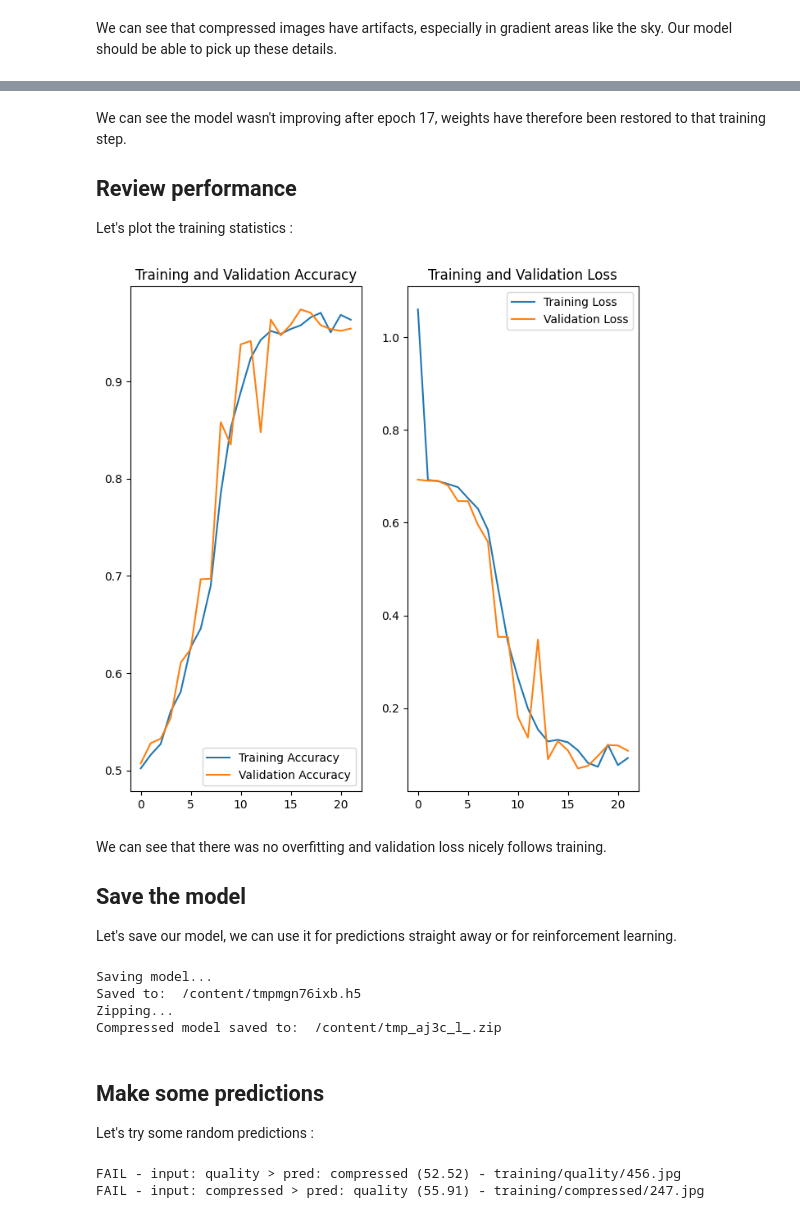
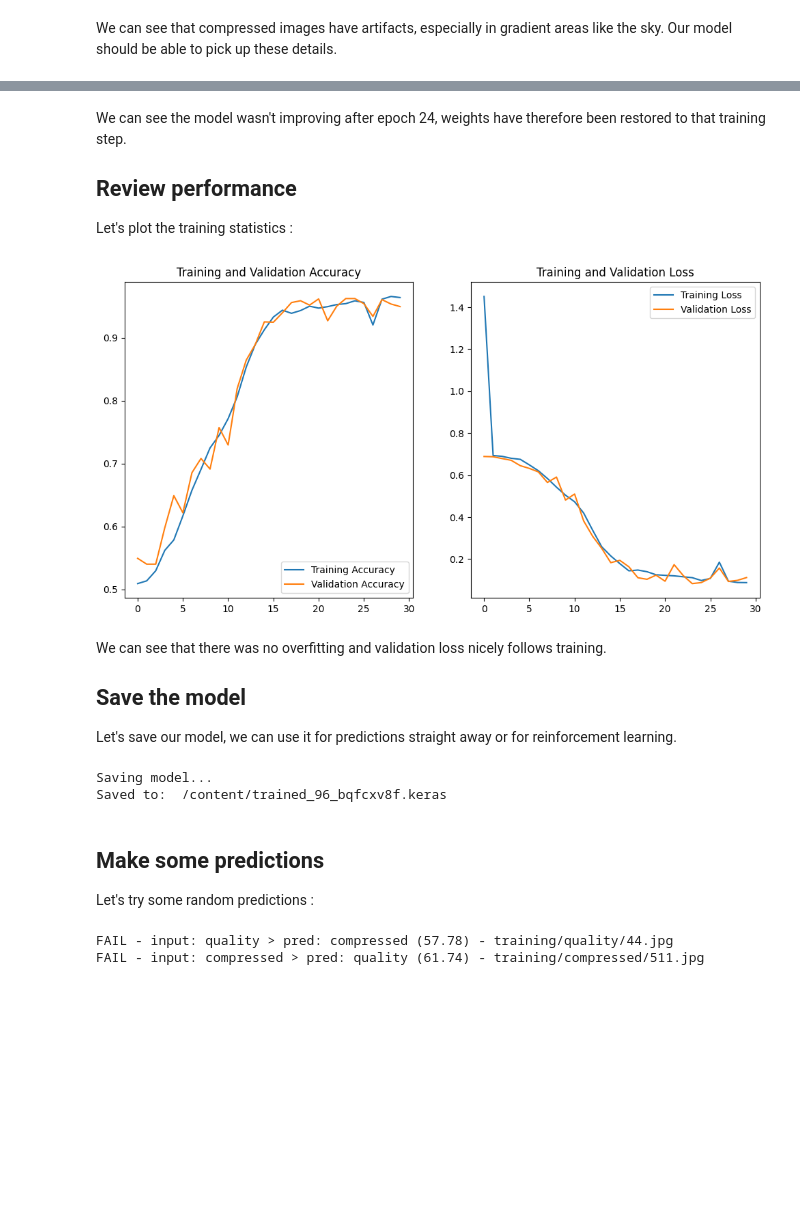
Before and after one commit to codeSamuraii/ml-experiments, a Jupyter notebook: CompressionDetection.ipynb, the cells around one changed output, grey strips where cells are left out. Drawn from its saved outputs; the diff is of its cells as text; code cells hidden in the pictures; blank space fills up the shorter version.

Commit message:
Second part - transfer learning started

```diff
--- a/CompressionDetection.ipynb
+++ b/CompressionDetection.ipynb
@@ -145,6 +148,7 @@ We also put in place checkpoint and early stopping callbacks that will stop the
 
 > For a *binary* classification, we simply need to change the output layer's dimension to `1` and use a *binary crossentropy* loss function.
 # %%
+import tempfile
 from tensorflow import keras
 from tensorflow.keras import layers
 from tensorflow.keras.models import Sequential
@@ -154,7 +158,7 @@ preprocess = keras.Sequential([
     # Augmentation
     layers.RandomFlip(input_shape=(img_height, img_width, 3)),
     layers.RandomZoom((0.0, 0.2)),
-
+    layers.RandomRotation(0.1, fill_mode='constant'),
     # Rescaling
     layers.Rescaling(1./255, input_shape=(img_height, img_width, 3)),
 ])
@@ -176,18 +180,18 @@ model = Sequential([
 
   layers.Flatten(),
   layers.Dense(128, activation='relu'),
-  layers.Dense(num_classes, activation='softmax')
-  # layers.Dense(1, activation='sigmoid')
+  layers.Dense(num_classes, activation='softmax')  # layers.Dense(1, activation='sigmoid')
 ])
 
 
 model.compile(optimizer='Adamax',
-              loss='sparse_categorical_crossentropy',
-              # loss='binary_crossentropy',
+              loss='sparse_categorical_crossentropy',  # loss='binary_crossentropy',
               metrics=['accuracy'])
 
-checkpoint = tf.keras.callbacks.ModelCheckpoint('jpeg_detect_q10.h5', save_best_only=True)
-early_stop = tf.keras.callbacks.EarlyStopping(start_from_epoch=5, patience=5, restore_best_weights=True)
+
+_, checkpoint_file = tempfile.mkstemp(prefix='checkpoint_', suffix='.keras', dir='/tmp')
+checkpoint = tf.keras.callbacks.ModelCheckpoint(checkpoint_file, save_best_only=True)
+early_stop = tf.keras.callbacks.EarlyStopping(start_from_epoch=10, patience=6, restore_best_weights=True)
 
 history = model.fit(train_dataset, epochs=30, validation_data=validation_dataset, callbacks=[checkpoint, early_stop])
 
@@ -215,5 +220,5 @@ Accuracy:  0.9739432334899902
 # %% [markdown]
-We can see the model wasn't improving after epoch 17, weights have therefore been restored to that training step.
+We can see the model wasn't improving after epoch 24, weights have therefore been restored to that training step.
 
 ## Review performance
 
@@ -221,51 +226,41 @@ Let's plot the training statistics :
 # %%
 acc = history.history['accuracy']
 val_acc = history.history['val_accuracy']
-
 loss = history.history['loss']
 val_loss = history.history['val_loss']
+
 nb_epochs = len(history.history['val_loss'])
 epochs_range = range(nb_epochs)
 
-plt.figure(figsize=(8, 8))
+plt.figure(figsize=(12, 6))
 plt.subplot(1, 2, 1)
 plt.plot(epochs_range, acc, label='Training Accuracy')
 plt.plot(epochs_range, val_acc, label='Validation Accuracy')
 plt.legend(loc='lower right')
 plt.title('Training and Validation Accuracy')
 
 plt.subplot(1, 2, 2)
 plt.plot(epochs_range, loss, label='Training Loss')
 plt.plot(epochs_range, val_loss, label='Validation Loss')
 plt.legend(loc='upper right')
 plt.title('Training and Validation Loss')
 plt.show()
 # %% [output]
-[figure, old version]
+[figure, new version]
 # %% [markdown]
 We can see that there was no overfitting and validation loss nicely follows training.
 
 ## Save the model
 Let's save our model, we can use it for predictions straight away or for reinforcement learning.
-# %%
-import tempfile
-import zipfile
-
-print("Saving model...")
-_, model_file = tempfile.mkstemp('.h5', dir='/content/')
-tf.keras.models.save_model(model, model_file, include_optimizer=False)
-print("Saved to: ", model_file)
-
-print("Zipping...")
-_, zipped_model_file = tempfile.mkstemp('.zip', dir='/content/')
-with zipfile.ZipFile(zipped_model_file, "w", compression=zipfile.ZIP_DEFLATED) as f:
-    f.write(model_file)
-print("Compressed model saved to: ", zipped_model_file)
-# %% [output]
-Saving model...
-Saved to:  /content/tmpmgn76ixb.h5
-Zipping...
-Compressed model saved to:  /content/tmp_aj3c_l_.zip
+# %%
+print("Saving model...")
+_, model_file = tempfile.mkstemp(prefix=f'trained_{int(accuracy * 100)}_', suffix='.keras', dir='/content')
+tf.keras.models.save_model(model, model_file)
+
+print("Saved to: ", model_file)
+# %% [output]
+Saving model...
+Saved to:  /content/trained_96_bqfcxv8f.keras
 # %% [markdown]
 ## Make some predictions
 Let's try some random predictions :
@@ -275,21 +270,20 @@ from random import randint, choice
 
 # 100 random predictions
 for i in range(100):
-  rand_class = choice(class_names)
-  rand_file = f'training/{rand_class}/{randint(0,1000)}.jpg'
-  img = tf.keras.utils.load_img(
-      rand_file, target_size=(img_height, img_width)
-  )
-  img_array = tf.keras.utils.img_to_array(img)
-  img_array = tf.expand_dims(img_array, 0) # Create a batch
+    rand_class = choice(class_names)
+    rand_file = f'training/{rand_class}/{randint(0,1000)}.jpg'
+    img = tf.keras.utils.load_img(rand_file, target_size=(img_height, img_width))
 
-  predictions = model.predict(img_array, verbose=False)
-  score = tf.nn.softmax(predictions[0])
+    img_array = tf.keras.utils.img_to_array(img)
+    img_array = tf.expand_dims(img_array, 0) # Create a batch
 
-  pred_class, pred_confidence = class_names[np.argmax(score)], 100 * np.max(score)
-  if pred_class != rand_class:
-    print(f'FAIL - input: {rand_class} > pred: {pred_class} ({pred_confidence:.2f}) - {rand_file}')
+    predictions = model.predict(img_array, verbose=False)
+    score = tf.nn.softmax(predictions[0])
+
+    pred_class, pred_confidence = class_names[np.argmax(score)], 100 * np.max(score)
+    if pred_class != rand_class:
+        print(f'FAIL - input: {rand_class} > pred: {pred_class} ({pred_confidence:.2f}) - {rand_file}')
 # %% [output]
-FAIL - input: quality > pred: compressed (52.52) - training/quality/456.jpg
-FAIL - input: compressed > pred: quality (55.91) - training/compressed/247.jpg
+FAIL - input: quality > pred: compressed (57.78) - training/quality/44.jpg
+FAIL - input: compressed > pred: quality (61.74) - training/compressed/511.jpg
 # %% [markdown]
```
Also changed, not shown: parts of 12 cells of this notebook.
